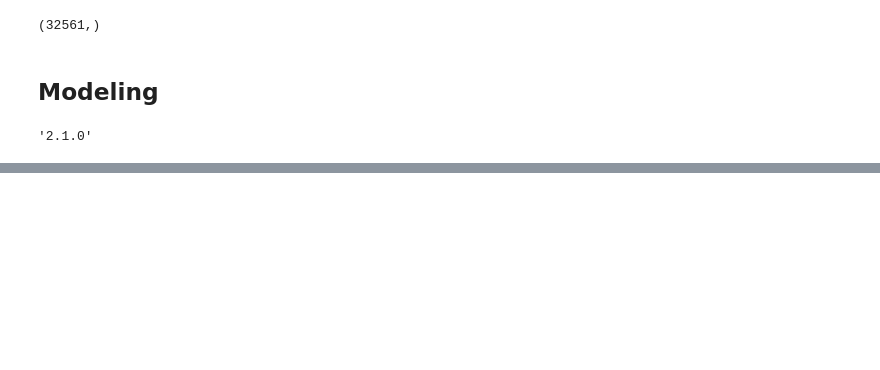
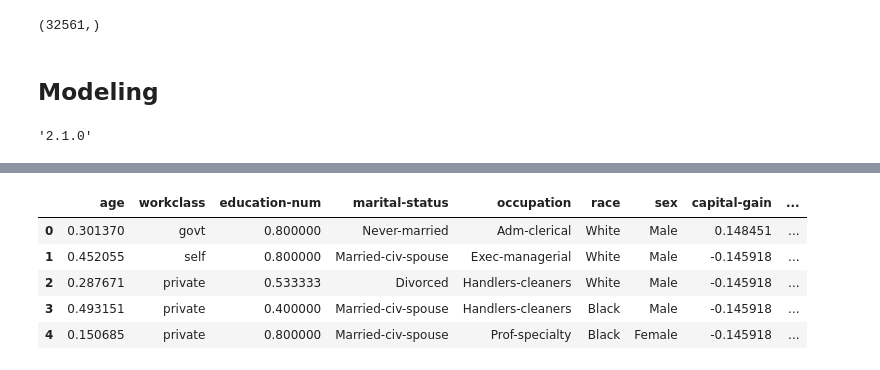
Before and after one commit to tduffy000/deep-learning-spring-20, a Jupyter notebook: hw2/tduffy000_hw2_problem4.ipynb, the cells around one changed output, grey strips where cells are left out. Cells and saved outputs as stored; diff of their text form; code cells hidden in the pictures; blank space fills up the shorter version.

```diff
--- a/hw2/tduffy000_hw2_problem4.ipynb
+++ b/hw2/tduffy000_hw2_problem4.ipynb
@@ -173,0 +362,19 @@ Hint: you can use L1 or L2 norm for regularization or dropout.
+# %%
+min_max_norm_cols = ['age', 'education-num','hours-per-week']
+norm_cols = ['capital-gain', 'capital-loss']
+# %%
+# age & education we'll use MinMax, the others we'll do normalization
+for col in min_max_norm_cols:
+    df[col] = (df[col] - df[col].min()) / (df[col].max() - df[col].min())
+
+for col in norm_cols:
+    df[col] = (df[col] - df[col].mean()) / df[col].std()
+
+df.head()
+# %% [output]
+|  | age | workclass | education-num | marital-status | occupation | race | sex | capital-gain | ... |
+| 0 | 0.301370 | govt | 0.800000 | Never-married | Adm-clerical | White | Male | 0.148451 | ... |
+| 1 | 0.452055 | self | 0.800000 | Married-civ-spouse | Exec-managerial | White | Male | -0.145918 | ... |
+| 2 | 0.287671 | private | 0.533333 | Divorced | Handlers-cleaners | White | Male | -0.145918 | ... |
+| 3 | 0.493151 | private | 0.400000 | Married-civ-spouse | Handlers-cleaners | Black | Male | -0.145918 | ... |
+| 4 | 0.150685 | private | 0.800000 | Married-civ-spouse | Prof-specialty | Black | Female | -0.145918 | ... |
```
Also changed, not shown: parts of 42 cells of this notebook.
